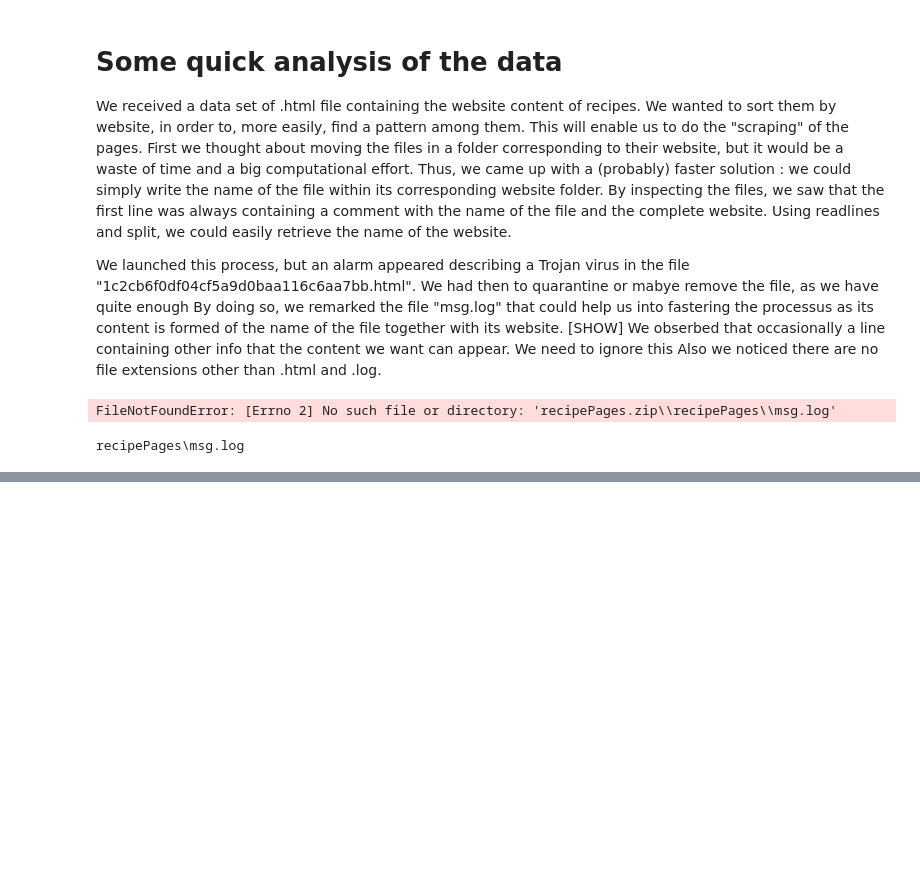
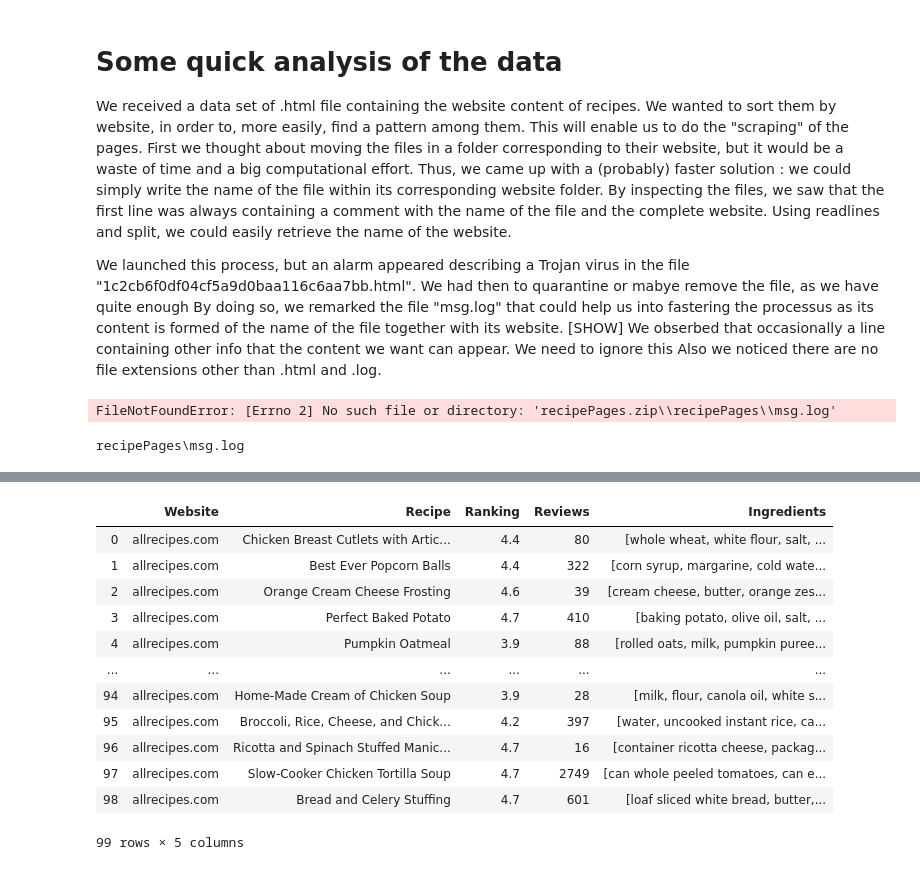
Before and after one commit to lautenba/ADA_pADAwan_Project, a Jupyter notebook: project-Marco.ipynb, the cells around one changed output, grey strips where cells are left out. Cells and saved outputs as stored; diff of their text form; code cells hidden in the pictures; blank space fills up the shorter version.

```diff
--- a/project-Marco.ipynb
+++ b/project-Marco.ipynb
@@ -66,0 +63,15 @@ website_list_used=website_count_used.index.tolist()
+# %%
+#Words that have to be removed from the string in the website to keep only the ingredient:
+list_ingredient_to_remove = ["teaspoon" , "cup", "cups","teaspoons","ounce","ounces","pounds","pound","tablespoons","chopped","quarts","fresh",\
+                            "light","plain","popped","medium","shredded","bunch","tablespoon","to","taste","pinch","freshly","ground",\
+                            "canned","carcass","cubes","dried","frozen","all","purpose","grated","minced","degree","degrees","optional",\
+                            "jar","quartered","marinated","strips","strip","asian","stalks","package","can","cans","container",\
+                            "evaporated","bottle","cans","extract","squares","german","slices","crushed","uncooked","seasoning","small",\
+                            "sweet","packed","sliced","heavy","condensed","finely","long","grain","sweetened","firmly","cooked","crusts","lean",\
+                            "caps","mix","steaks","large","instant","crumbs","semisweet","distilled","packages","pint","miniature","preserves",\
+                            "processed","chunky","prepared","seasoned","american","stock","top","sirloin","tip","peeled","spears","leaves",\
+                            "belgian","bob","italian","bottles","boneless","roast","breast","meat","tenderloins","granules","chips","converted",\
+                            "containers","coleslaw","florets","cube","cubed","diced","crumbled"]
+
+list_ingredient_to_remove = sorted(list_ingredient_to_remove)
+print(list_ingredient_to_remove)
@@ -164,0 +240,18 @@ None
+# %%
+"for","frying","diced","thawed"
+
+recipe_data
+# %% [output]
+|  | Website | Recipe | Ranking | Reviews | Ingredients |
+| 0 | allrecipes.com | Chicken Breast Cutlets with Artic... | 4.4 | 80 | [whole wheat, white flour, salt, ... |
+| 1 | allrecipes.com | Best Ever Popcorn Balls | 4.4 | 322 | [corn syrup, margarine, cold wate... |
+| 2 | allrecipes.com | Orange Cream Cheese Frosting | 4.6 | 39 | [cream cheese, butter, orange zes... |
+| 3 | allrecipes.com | Perfect Baked Potato | 4.7 | 410 | [baking potato, olive oil, salt, ... |
+| 4 | allrecipes.com | Pumpkin Oatmeal | 3.9 | 88 | [rolled oats, milk, pumpkin puree... |
+| ... | ... | ... | ... | ... | ... |
+| 94 | allrecipes.com | Home-Made Cream of Chicken Soup | 3.9 | 28 | [milk, flour, canola oil, white s... |
+| 95 | allrecipes.com | Broccoli, Rice, Cheese, and Chick... | 4.2 | 397 | [water, uncooked instant rice, ca... |
+| 96 | allrecipes.com | Ricotta and Spinach Stuffed Manic... | 4.7 | 16 | [container ricotta cheese, packag... |
+| 97 | allrecipes.com | Slow-Cooker Chicken Tortilla Soup | 4.7 | 2749 | [can whole peeled tomatoes, can e... |
+| 98 | allrecipes.com | Bread and Celery Stuffing | 4.7 | 601 | [loaf sliced white bread, butter,... |
+99 rows × 5 columns
```
Also changed, not shown: parts of 8 cells of this notebook.
